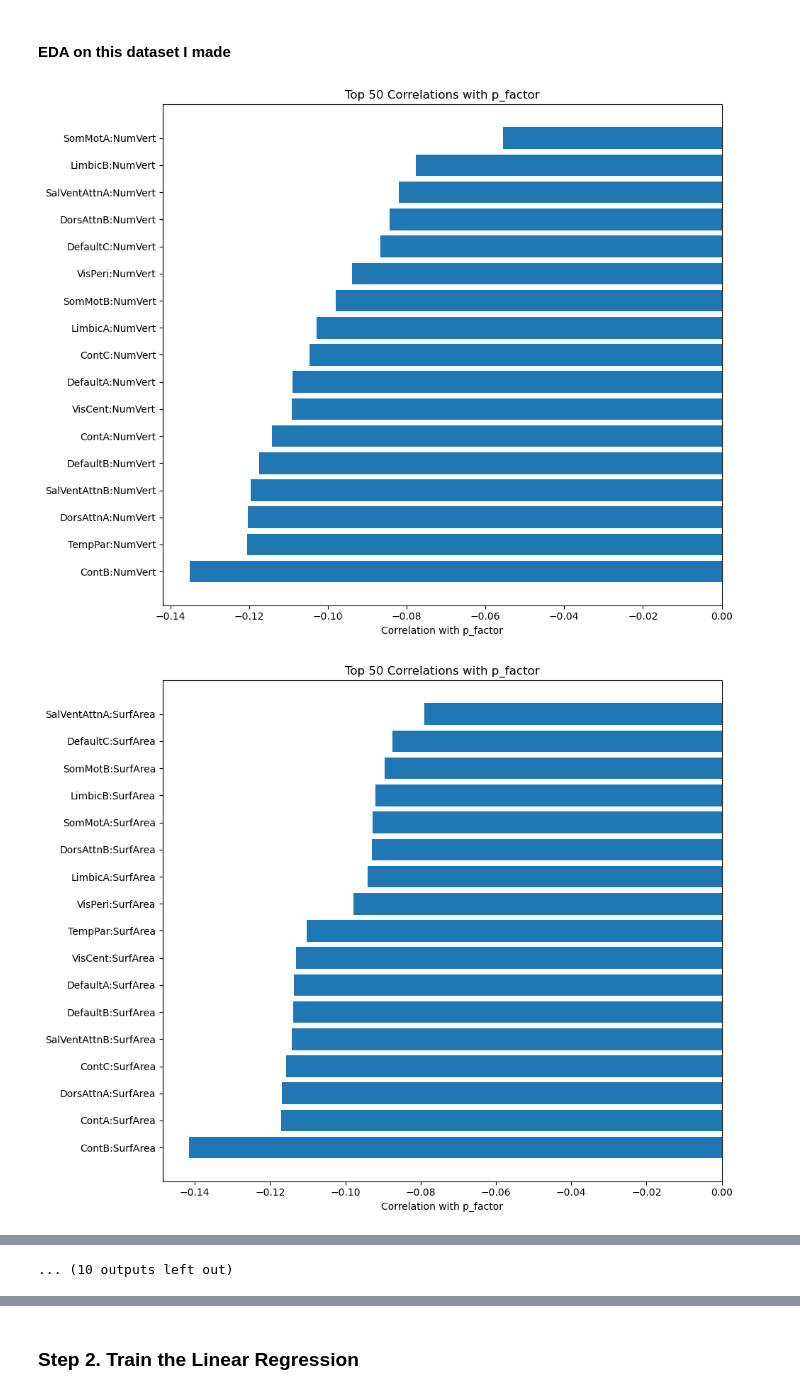
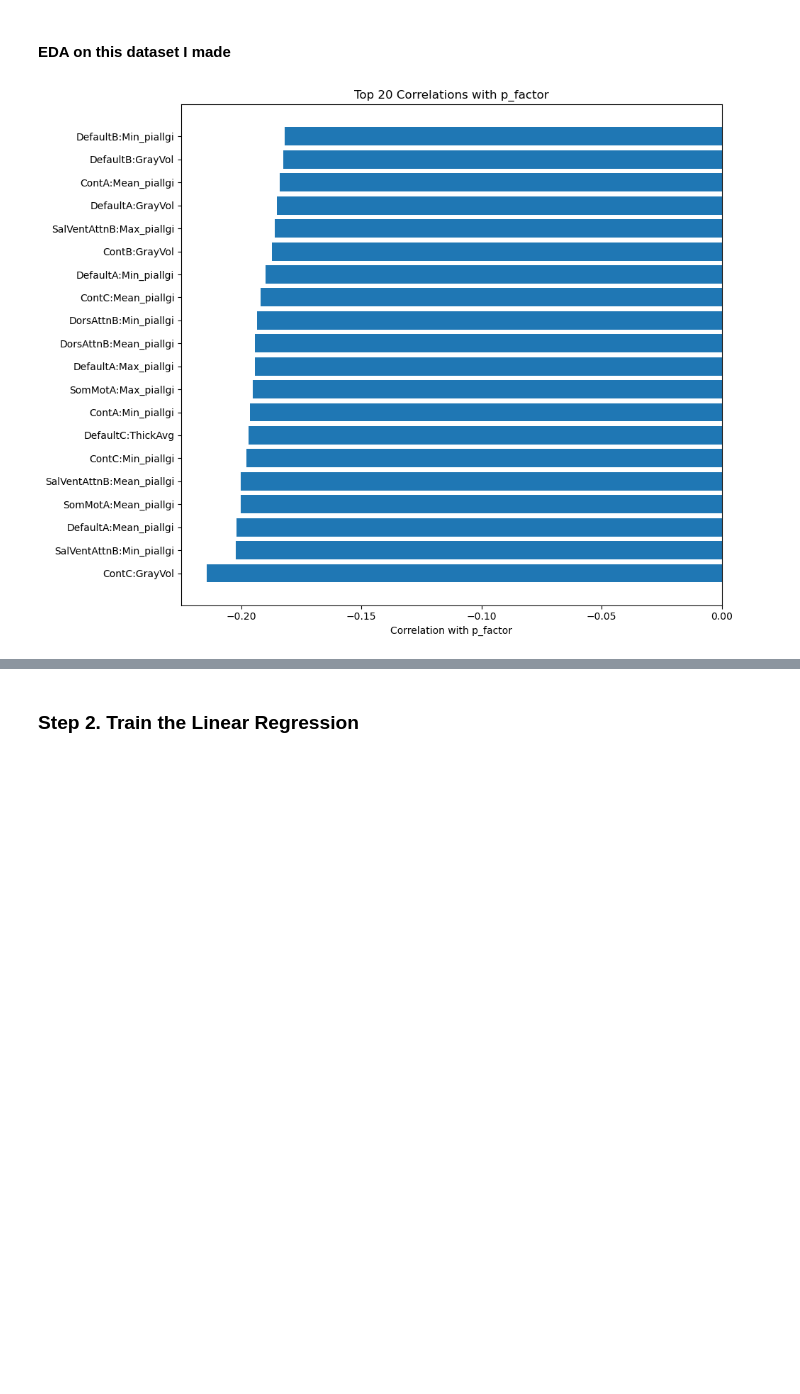
Before and after one commit to ackann/chn-hackathon-2025, a Jupyter notebook: analysis.ipynb, the cells around one changed output, grey strips where cells are left out. Saved outputs shown, nothing was run; the diff lists cells and outputs as text; code cells hidden in the pictures; blank space fills up the shorter version.

```diff
--- a/analysis.ipynb
+++ b/analysis.ipynb
@@ -621,6 +720,9 @@ high_p_value_data = train_vars[train_vars['p_factor'] > 1.5]
 low_p_value_data = train_vars[train_vars['p_factor'] < 1.5]
 # %% [markdown]
 #### EDA on this dataset I made
+# %%
+all_vars = pd.read_csv('all_data.csv')
+train_vars = pd.read_csv('training_data.csv')
 # %%
 columns = [
     'NumVert',
@@ -652,26 +754,23 @@ def get_col_from_combined_name(st):
 # %%
 ## See which values are the most correlated with p factor
 # Calculate correlations with p_factor
 import matplotlib.pyplot as plt
 import seaborn as sns
 
-for col in columns:
-    correlations = all_vars.corr()['p_factor'].drop('p_factor')  # Drop self-correlation
-    correlations = correlations.filter(like=col)
-    sorted_corr = correlations.abs().sort_values(ascending=False)
+correlations = all_vars.corr()['p_factor'].drop('p_factor')  # Drop self-correlation
+sorted_corr = correlations.abs().sort_values(ascending=False)
 
-    # Plot top 20 correlations
-    top_n = 50
-    top_corr = correlations[sorted_corr.index[:top_n]]
+# Plot top 20 correlations
+top_n = 20
+top_corr = correlations[sorted_corr.index[:top_n]]
 
-    plt.figure(figsize=(10, 8))
-    plt.barh(range(len(top_corr)), top_corr.values)
-    plt.yticks(range(len(top_corr)), top_corr.index)
-    plt.xlabel('Correlation with p_factor')
-    plt.title(f'Top {top_n} Correlations with p_factor')
-    plt.axvline(x=0, color='black', linestyle='-', linewidth=0.5)
-    plt.tight_layout()
-    plt.show()
+plt.figure(figsize=(10, 8))
+plt.barh(range(len(top_corr)), top_corr.values)
+plt.yticks(range(len(top_corr)), top_corr.index)
+plt.xlabel('Correlation with p_factor')
+plt.title(f'Top {top_n} Correlations with p_factor')
+plt.axvline(x=0, color='black', linestyle='-', linewidth=0.5)
+plt.tight_layout()
+plt.show()
 # %% [output]
-[figure, old version]
+[figure, new version]
-[figure, removed]
@@ -688 +776,0 @@ for col in columns:
-... (10 outputs left out)
```
Also changed, not shown: parts of 15 cells of this notebook.
